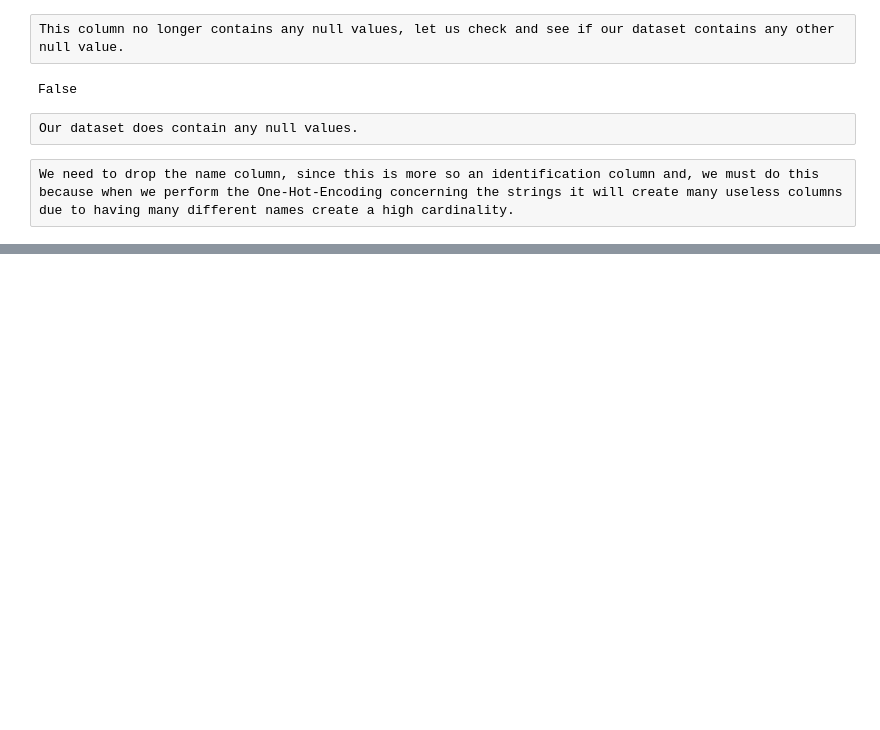
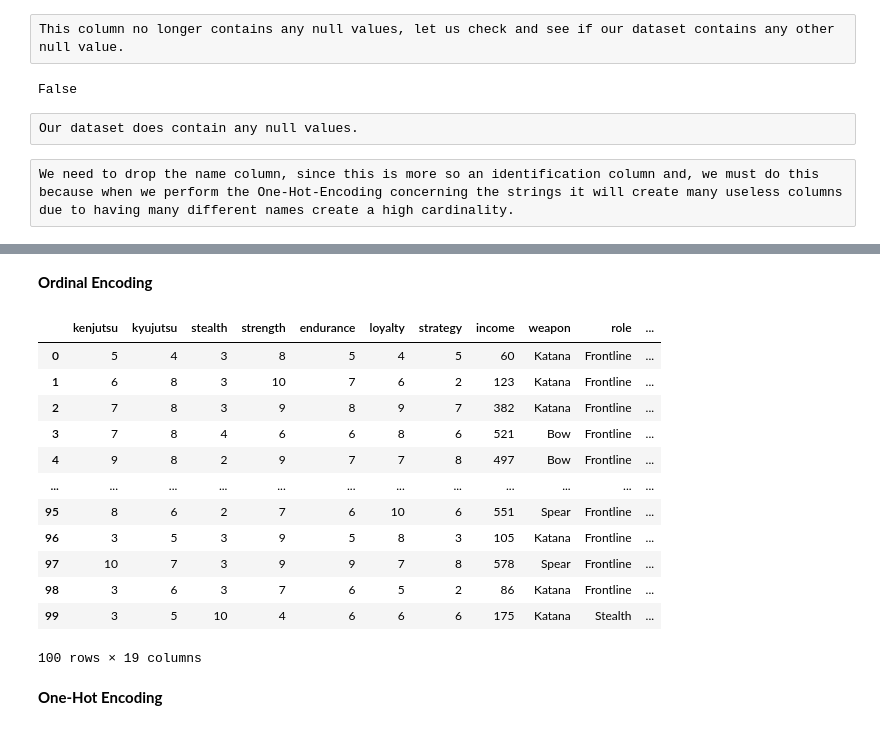
Before and after one commit to KingHikarii/japanese-warriors-classification, a Jupyter notebook: decisiontree_11162025.ipynb, the cells around one changed output, grey strips where cells are left out. Saved outputs shown, nothing was run; the diff lists cells and outputs as text; code cells hidden in the pictures; blank space fills up the shorter version.

```diff
--- a/decisiontree_11162025.ipynb
+++ b/decisiontree_11162025.ipynb
@@ -252,0 +263,31 @@ Data_Frame
+# %% [markdown]
+**Ordinal Encoding**
+# %%
+leadership_status = Data_Frame.leadership.unique()
+Data_Frame['leadership_encoded'] = Data_Frame['leadership'].map({v: i for i, v in enumerate(leadership_status)})
+
+armor_status = Data_Frame.armor.unique()
+Data_Frame['armor_encoded'] = Data_Frame['armor'].map({v: i for i, v in enumerate(armor_status)})
+
+class_level_status = Data_Frame.class_level.unique()
+Data_Frame['class_encoded'] = Data_Frame['class_level'].map({v: i for i, v in enumerate(class_level_status)})
+
+Data_Frame = Data_Frame.drop(columns = ['leadership', 'armor', 'class_level'])
+
+Data_Frame
+# %% [output]
+|  | kenjutsu | kyujutsu | stealth | strength | endurance | loyalty | strategy | income | weapon | role | ... |
+| 0 | 5 | 4 | 3 | 8 | 5 | 4 | 5 | 60 | Katana | Frontline | ... |
+| 1 | 6 | 8 | 3 | 10 | 7 | 6 | 2 | 123 | Katana | Frontline | ... |
+| 2 | 7 | 8 | 3 | 9 | 8 | 9 | 7 | 382 | Katana | Frontline | ... |
+| 3 | 7 | 8 | 4 | 6 | 6 | 8 | 6 | 521 | Bow | Frontline | ... |
+| 4 | 9 | 8 | 2 | 9 | 7 | 7 | 8 | 497 | Bow | Frontline | ... |
+| ... | ... | ... | ... | ... | ... | ... | ... | ... | ... | ... | ... |
+| 95 | 8 | 6 | 2 | 7 | 6 | 10 | 6 | 551 | Spear | Frontline | ... |
+| 96 | 3 | 5 | 3 | 9 | 5 | 8 | 3 | 105 | Katana | Frontline | ... |
+| 97 | 10 | 7 | 3 | 9 | 9 | 7 | 8 | 578 | Spear | Frontline | ... |
+| 98 | 3 | 6 | 3 | 7 | 6 | 5 | 2 | 86 | Katana | Frontline | ... |
+| 99 | 3 | 5 | 10 | 4 | 6 | 6 | 6 | 175 | Katana | Stealth | ... |
+100 rows × 19 columns
+# %% [markdown]
+**One-Hot Encoding**
```
Also changed, not shown: parts of 7 cells of this notebook.
